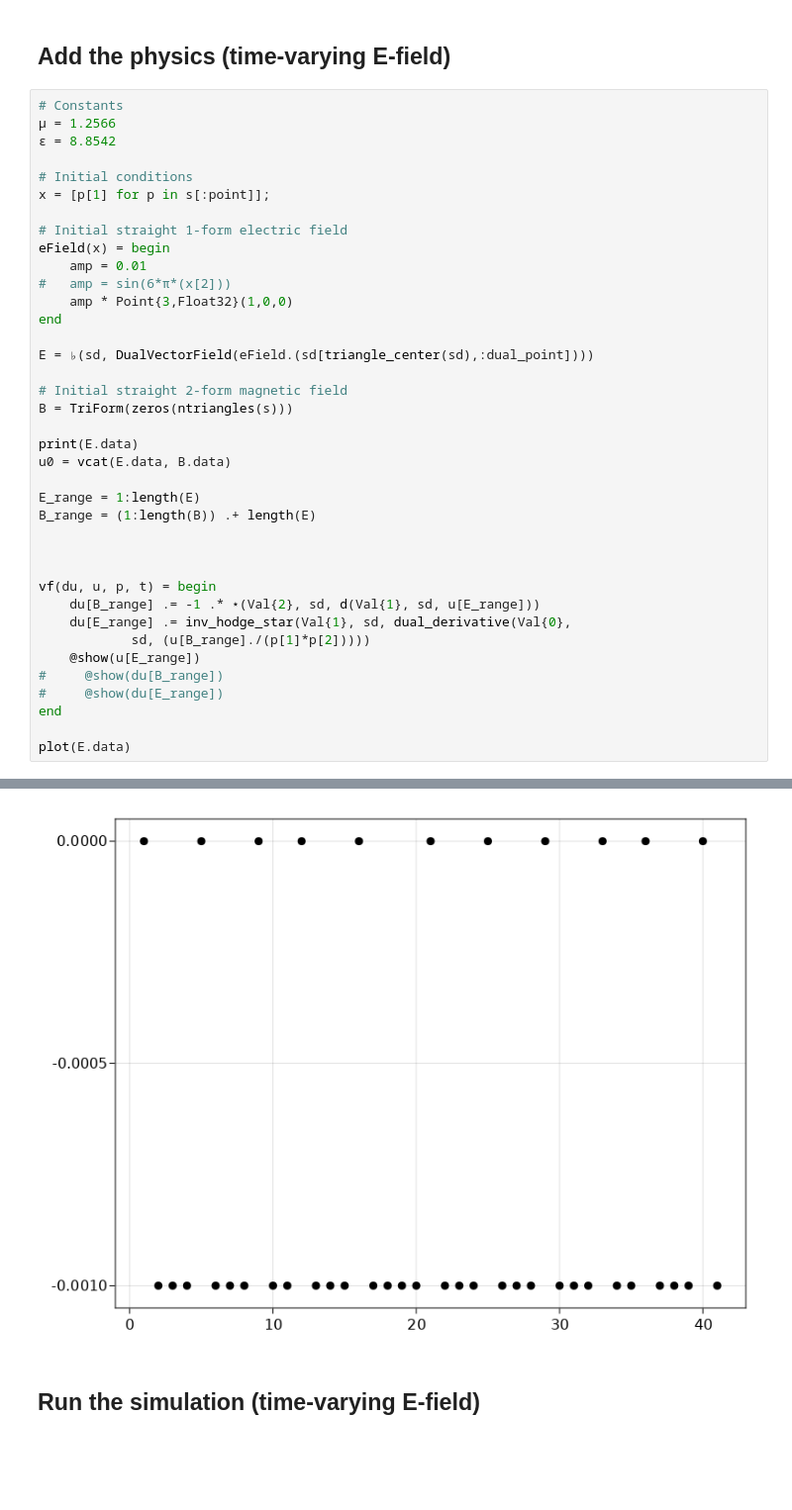
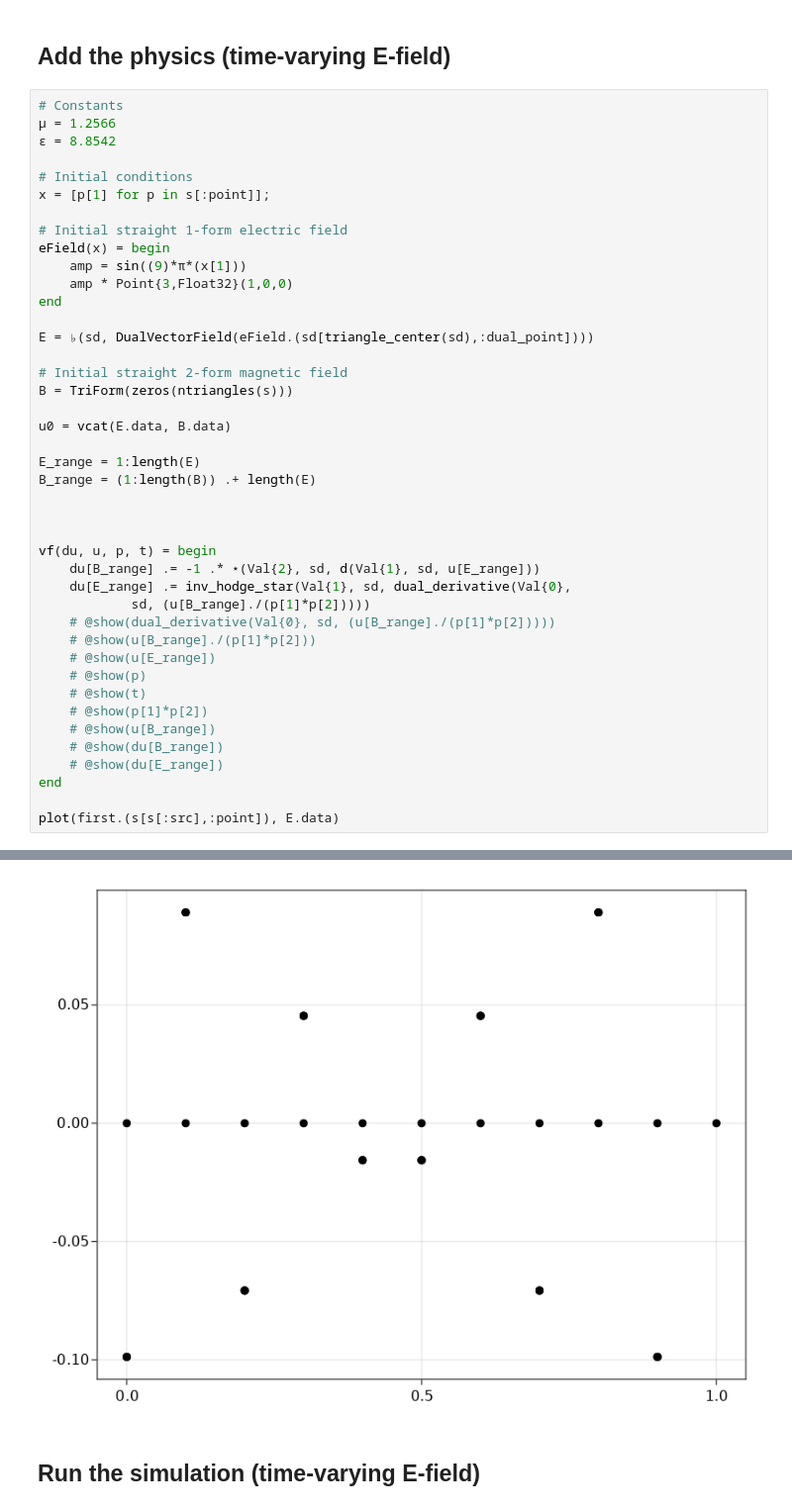
Before and after one commit to mgatlin3-gtri/AlgebraicDynamics.jl, a Jupyter notebook: notebooks/maxwell_faraday.ipynb, the cells around one changed output, grey strips where cells are left out. Shown at 99% size. Cells and saved outputs as stored; diff of their text form; blank space fills up the shorter version.

```diff
--- a/notebooks/maxwell_faraday.ipynb
+++ b/notebooks/maxwell_faraday.ipynb
@@ -87,8 +89,7 @@ x = [p[1] for p in s[:point]];
 
 # Initial straight 1-form electric field
 eField(x) = begin
-    amp = 0.01
-#   amp = sin(6*π*(x[2]))
+    amp = sin((9)*π*(x[1]))
     amp * Point{3,Float32}(1,0,0)
 end
 
@@ -97,7 +98,6 @@ E = ♭(sd, DualVectorField(eField.(sd[triangle_center(sd),:dual_point])))
 # Initial straight 2-form magnetic field
 B = TriForm(zeros(ntriangles(s)))
 
-print(E.data)
 u0 = vcat(E.data, B.data)
 
 E_range = 1:length(E)
@@ -109,10 +109,16 @@ vf(du, u, p, t) = begin
     du[B_range] .= -1 .* ⋆(Val{2}, sd, d(Val{1}, sd, u[E_range]))
     du[E_range] .= inv_hodge_star(Val{1}, sd, dual_derivative(Val{0},
             sd, (u[B_range]./(p[1]*p[2]))))
-    @show(u[E_range])
-#     @show(du[B_range])
-#     @show(du[E_range])
+    # @show(dual_derivative(Val{0}, sd, (u[B_range]./(p[1]*p[2]))))
+    # @show(u[B_range]./(p[1]*p[2]))
+    # @show(u[E_range])
+    # @show(p)
+    # @show(t)
+    # @show(p[1]*p[2])
+    # @show(u[B_range])
+    # @show(du[B_range])
+    # @show(du[E_range])
 end
 
-plot(E.data)
+plot(first.(s[s[:src],:point]), E.data)
 # %% [output]
@@ -120,4 +125,4 @@ plot(E.data)
-[figure, old version]
+[figure, new version]
 # %% [markdown]
 ## Run the simulation (time-varying E-field)
 # %%
```
Also changed, not shown: parts of 4 cells of this notebook.
